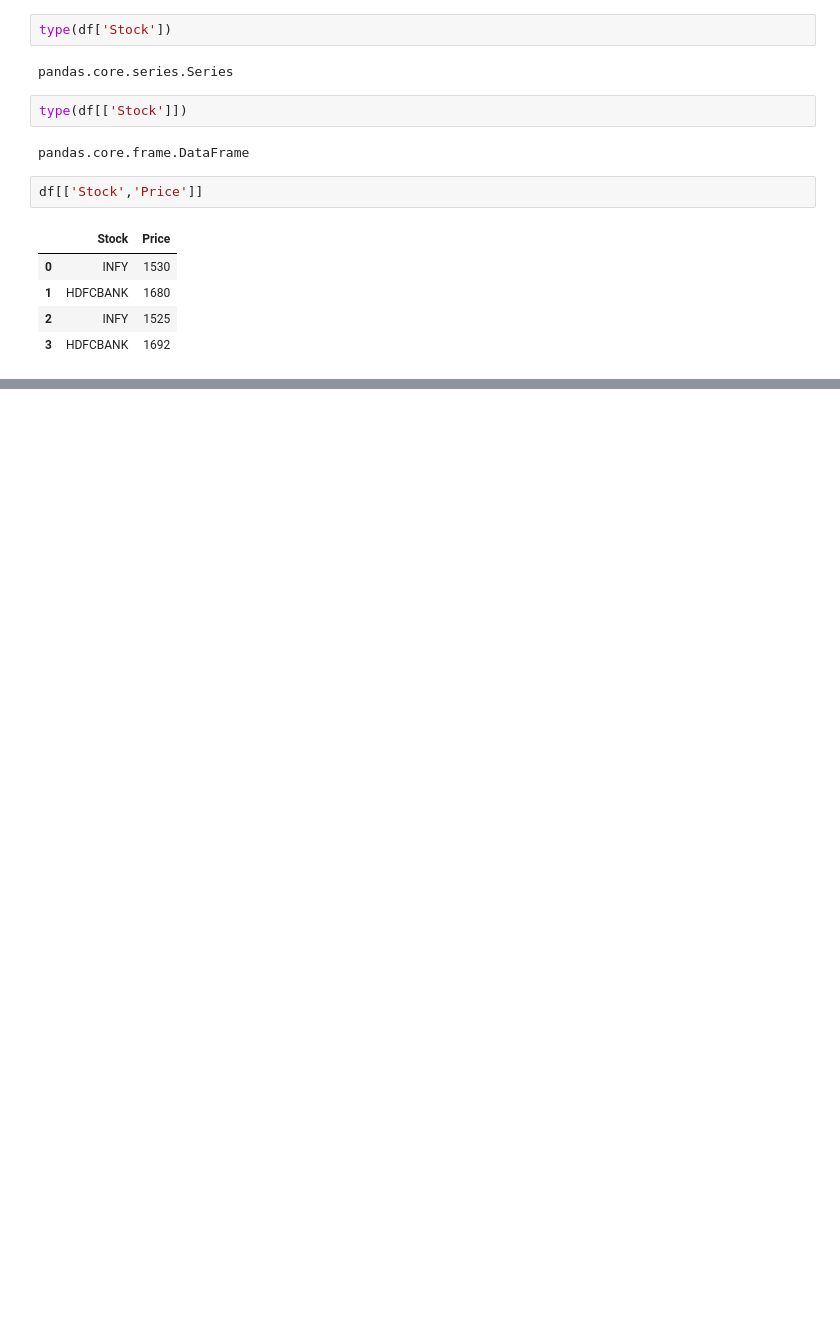
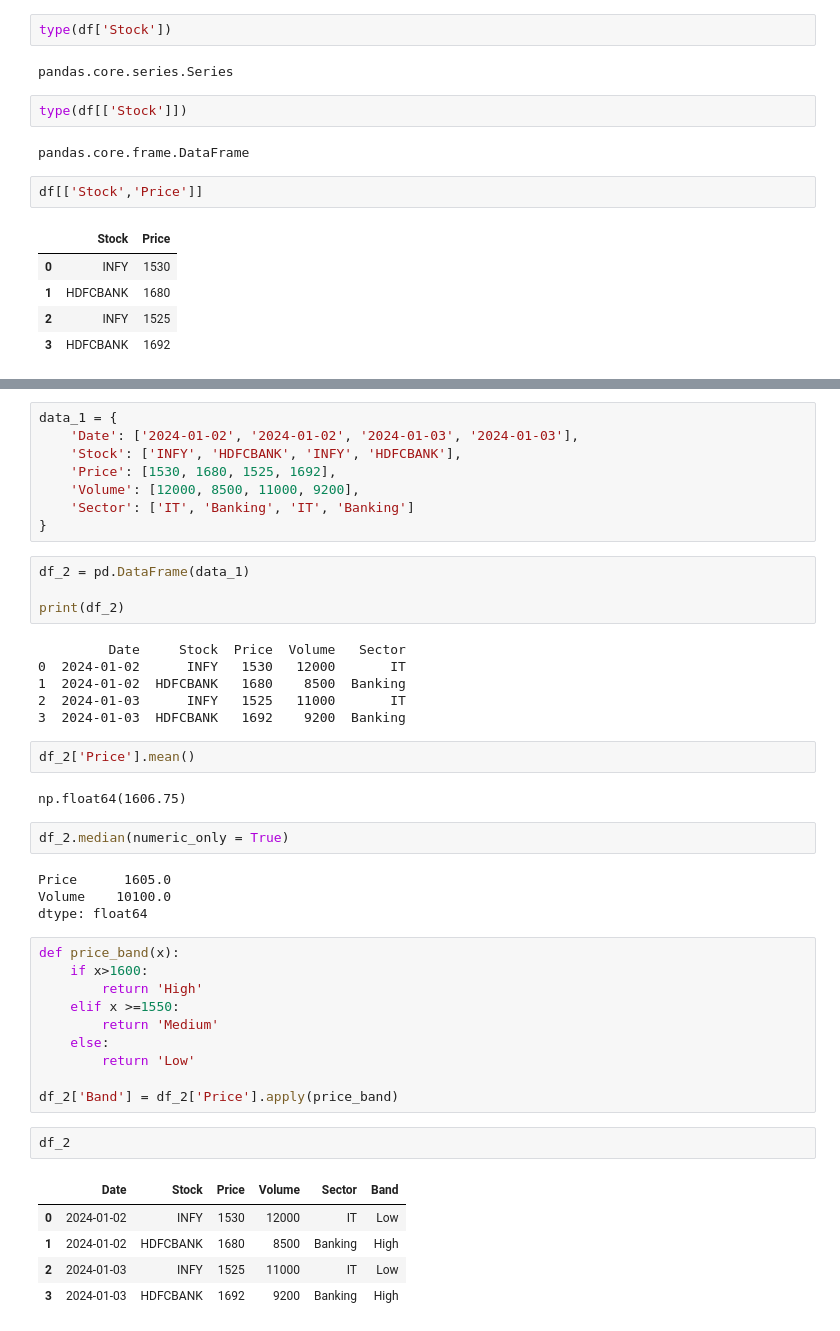
Before and after one commit to Rakshit-Lodha/zero-to-hero-python, a Jupyter notebook: zerotohero.ipynb, the cells around one changed output, grey strips where cells are left out. Cells and saved outputs as stored; diff of their text form; blank space fills up the shorter version.

```diff
--- a/zerotohero.ipynb
+++ b/zerotohero.ipynb
@@ -2164,0 +2244,46 @@ df[['Stock','Price']]
+# %%
+data_1 = {
+    'Date': ['2024-01-02', '2024-01-02', '2024-01-03', '2024-01-03'],
+    'Stock': ['INFY', 'HDFCBANK', 'INFY', 'HDFCBANK'],
+    'Price': [1530, 1680, 1525, 1692],
+    'Volume': [12000, 8500, 11000, 9200],
+    'Sector': ['IT', 'Banking', 'IT', 'Banking']
+}
+# %%
+df_2 = pd.DataFrame(data_1)
+
+print(df_2)
+# %% [output]
+         Date     Stock  Price  Volume   Sector
+0  2024-01-02      INFY   1530   12000       IT
+1  2024-01-02  HDFCBANK   1680    8500  Banking
+2  2024-01-03      INFY   1525   11000       IT
+3  2024-01-03  HDFCBANK   1692    9200  Banking
+# %%
+df_2['Price'].mean()
+# %% [output]
+np.float64(1606.75)
+# %%
+df_2.median(numeric_only = True)
+# %% [output]
+Price      1605.0
+Volume    10100.0
+dtype: float64
+# %%
+def price_band(x):
+    if x>1600:
+        return 'High'
+    elif x >=1550:
+        return 'Medium'
+    else:
+        return 'Low'
+
+df_2['Band'] = df_2['Price'].apply(price_band)
+# %%
+df_2
+# %% [output]
+|  | Date | Stock | Price | Volume | Sector | Band |
+| 0 | 2024-01-02 | INFY | 1530 | 12000 | IT | Low |
+| 1 | 2024-01-02 | HDFCBANK | 1680 | 8500 | Banking | High |
+| 2 | 2024-01-03 | INFY | 1525 | 11000 | IT | Low |
+| 3 | 2024-01-03 | HDFCBANK | 1692 | 9200 | Banking | High |
```
Also changed, not shown: parts of 10 cells of this notebook.
